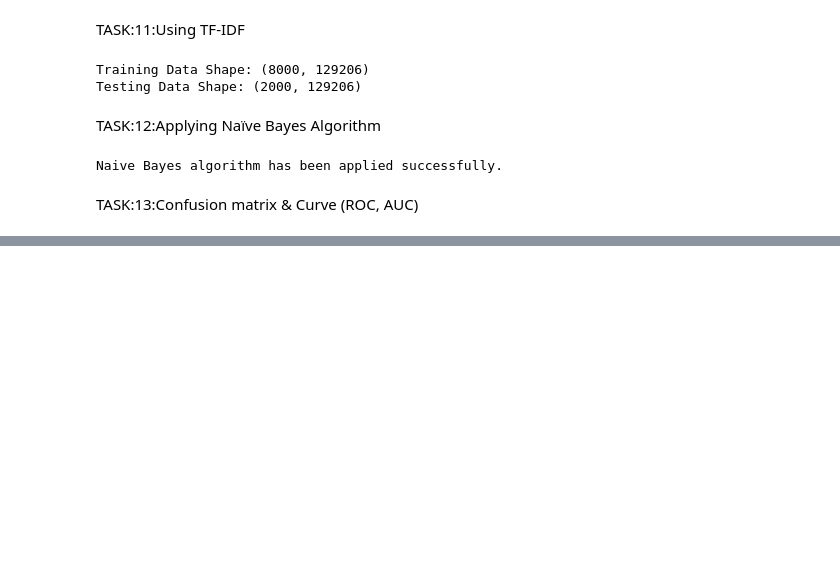
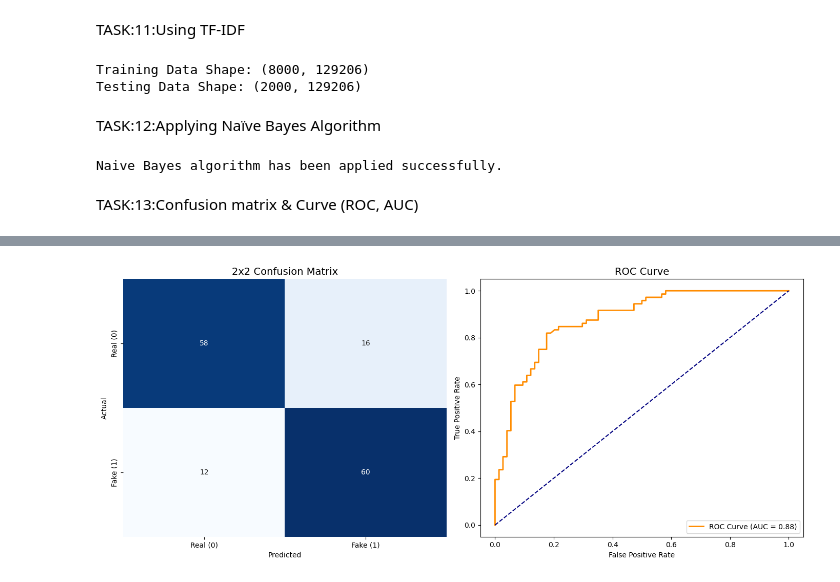
Before and after one commit to professor4044/NLP-Project, a Jupyter notebook: NLPProject.ipynb, the cells around one changed output, grey strips where cells are left out. Drawn from its saved outputs; the diff is of its cells as text; code cells hidden in the pictures; blank space fills up the shorter version.

```diff
--- a/NLPProject.ipynb
+++ b/NLPProject.ipynb
@@ -360,0 +287,99 @@ weighted avg       0.96      0.96      0.95      2000
+# %%
+import pandas as pd
+import numpy as np
+import matplotlib.pyplot as plt
+import seaborn as sns
+from sklearn.model_selection import train_test_split
+from sklearn.feature_extraction.text import TfidfVectorizer
+from sklearn.naive_bayes import MultinomialNB
+from sklearn.metrics import (accuracy_score, precision_score, recall_score,
+                             f1_score, classification_report, confusion_matrix,
+                             roc_curve, roc_auc_score)
+
+# ==============================================================================
+# ১. ডেটা প্রসেসিং (সাইলেন্ট মোড)
+# ==============================================================================
+text_col = 'text'  # আপনার কলামের নাম 'content' হলে এটি পরিবর্তন করুন
+df[text_col] = df[text_col].fillna('')
+df[text_col] = df[text_col].astype(str)
+
+label_mapping = {
+    'fake': 1, 'conspiracy': 1, 'bs': 1, 'junksci': 1, 'satire': 1, 'hate': 1,
+    'bias': 0, 'state': 0
+}
+
+if df['type'].dtype == object:
+    df['binary_type'] = df['type'].map(label_mapping)
+else:
+    df['binary_type'] = df['type']
+
+df = df.dropna(subset=['binary_type'])
+df['binary_type'] = df['binary_type'].astype(int)
+
+# ডেটা ব্যালেন্সিং
+df_0 = df[df['binary_type'] == 0]
+df_1 = df[df['binary_type'] == 1]
+min_len = min(len(df_0), len(df_1))
+
+df_balanced = pd.concat([
+    df_0.sample(min_len, random_state=42),
+    df_1.sample(min_len, random_state=42)
+]).sample(frac=1, random_state=42).reset_index(drop=True)
+
+# ==============================================================================
+# ২. ট্রেইনিং
+# ==============================================================================
+X = df_balanced[text_col]
+y = df_balanced['binary_type']
+
+X_train, X_test, y_train, y_test = train_test_split(X, y, test_size=0.2, random_state=42)
+
+tfidf = TfidfVectorizer(ngram_range=(1, 3), min_df=5)
+X_train_vec = tfidf.fit_transform(X_train)
+X_test_vec = tfidf.transform(X_test)
+
+nb_model = MultinomialNB()
+nb_model.fit(X_train_vec, y_train)
+
+# ==============================================================================
+# ৩. আউটপুট (শুধুমাত্র রেজাল্ট এবং গ্রাফ)
+# ==============================================================================
+y_pred = nb_model.predict(X_test_vec)
+y_proba = nb_model.predict_proba(X_test_vec)[:, 1]
+
+# শুধু মেট্রিক্স প্রিন্ট হবে
+print(f"Accuracy:  {accuracy_score(y_test, y_pred):.4f}")
+print(f"Precision: {precision_score(y_test, y_pred):.4f}")
+print(f"Recall:    {recall_score(y_test, y_pred):.4f}")
+print(f"F1-score:  {f1_score(y_test, y_pred):.4f}")
+
+print("\nClassification report:\n")
+print(classification_report(y_test, y_pred, target_names=['Real (0)', 'Fake (1)']))
+
+# গ্রাফ
+plt.figure(figsize=(14, 6))
+
+# Matrix
+plt.subplot(1, 2, 1)
+cm = confusion_matrix(y_test, y_pred)
+sns.heatmap(cm, annot=True, fmt='d', cmap='Blues', cbar=False,
+            xticklabels=['Real (0)', 'Fake (1)'],
+            yticklabels=['Real (0)', 'Fake (1)'])
+plt.title('2x2 Confusion Matrix', fontsize=14)
+plt.ylabel('Actual')
+plt.xlabel('Predicted')
+
+# ROC
+plt.subplot(1, 2, 2)
+auc_score = roc_auc_score(y_test, y_proba)
+fpr, tpr, _ = roc_curve(y_test, y_proba)
+plt.plot(fpr, tpr, color='darkorange', lw=2, label=f'ROC Curve (AUC = {auc_score:.2f})')
+plt.plot([0, 1], [0, 1], color='navy', linestyle='--')
+plt.legend(loc="lower right")
+plt.title('ROC Curve', fontsize=14)
+plt.xlabel('False Positive Rate')
+plt.ylabel('True Positive Rate')
+
+plt.tight_layout()
+plt.show()
+# %% [output]
@@ -360,0 +401 @@ weighted avg       0.96      0.96      0.95      2000
+[figure, added]
```
Also changed, not shown: parts of 2 cells of this notebook.
